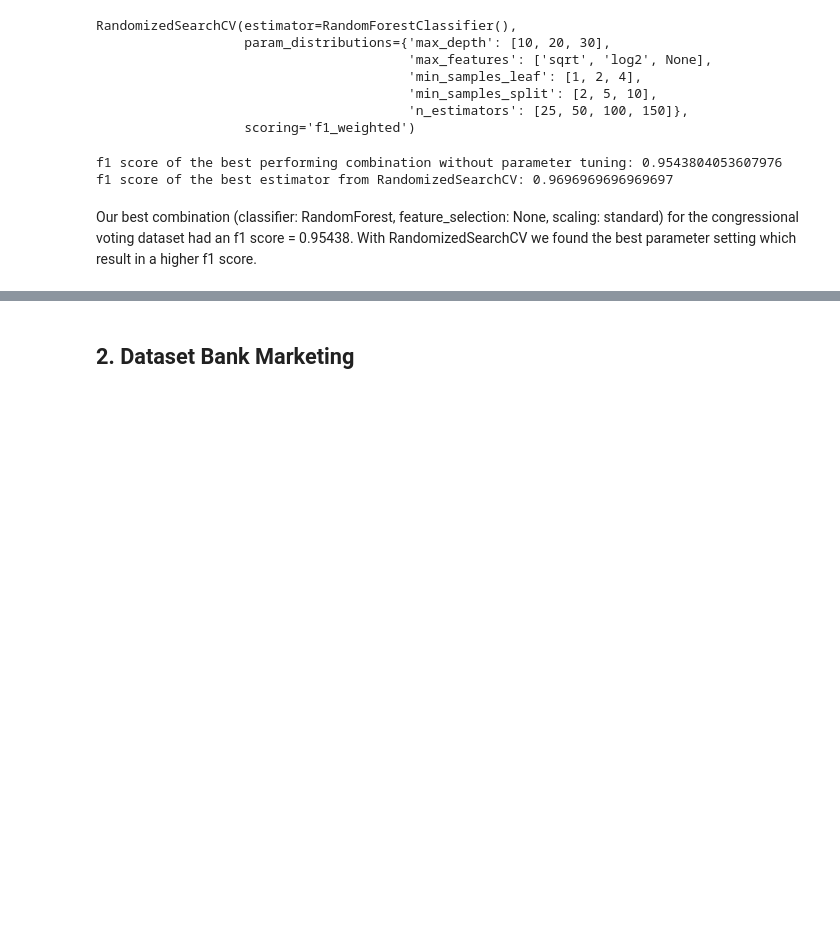
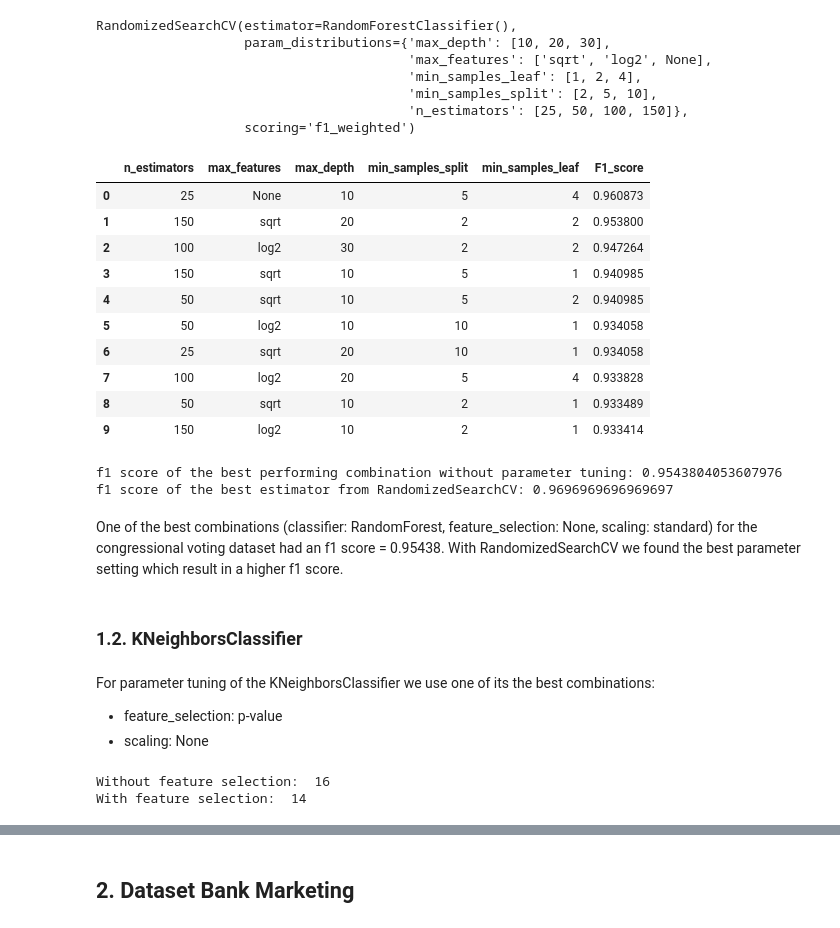
Before and after one commit to izsom/MachineLearning23ws, a Jupyter notebook: Exercise1/parameter_tuning.ipynb, the cells around one changed output, grey strips where cells are left out. Saved outputs shown, nothing was run; the diff lists cells and outputs as text; code cells hidden in the pictures; blank space fills up the shorter version.

```diff
--- a/Exercise1/parameter_tuning.ipynb
+++ b/Exercise1/parameter_tuning.ipynb
@@ -49,6 +63,7 @@ For parameter tuning we use the best combination:
 # %%
 # Read the preprocessed dataset
 congressional_voting = pd.read_csv("./preprocessed-datasets/CongressionVoting_prepro.csv")
+congressional_voting.set_index('ID', inplace=True)
 X = congressional_voting.drop("class", axis=1)
 y = congressional_voting['class']
 
@@ -78,6 +93,35 @@ RandomizedSearchCV(estimator=RandomForestClassifier(),
                                         'min_samples_split': [2, 5, 10],
                                         'n_estimators': [25, 50, 100, 150]},
                    scoring='f1_weighted')
+# %%
+cv_results = random_search.cv_results_
+
+results_data = {
+    'n_estimators': cv_results['param_n_estimators'],
+    'max_features': cv_results['param_max_features'],
+    'max_depth': cv_results['param_max_depth'],
+    'min_samples_split': cv_results['param_min_samples_split'],
+    'min_samples_leaf': cv_results['param_min_samples_leaf'],
+    'F1_score': cv_results['mean_test_score']
+}
+
+
+results = pd.DataFrame(data=results_data)
+results.sort_values(by=['F1_score'], ascending=False, inplace=True)
+results.reset_index(drop=True, inplace=True)
+results
+# %% [output]
+|  | n_estimators | max_features | max_depth | min_samples_split | min_samples_leaf | F1_score |
+| 0 | 25 | None | 10 | 5 | 4 | 0.960873 |
+| 1 | 150 | sqrt | 20 | 2 | 2 | 0.953800 |
+| 2 | 100 | log2 | 30 | 2 | 2 | 0.947264 |
+| 3 | 150 | sqrt | 10 | 5 | 1 | 0.940985 |
+| 4 | 50 | sqrt | 10 | 5 | 2 | 0.940985 |
+| 5 | 50 | log2 | 10 | 10 | 1 | 0.934058 |
+| 6 | 25 | sqrt | 20 | 10 | 1 | 0.934058 |
+| 7 | 100 | log2 | 20 | 5 | 4 | 0.933828 |
+| 8 | 50 | sqrt | 10 | 2 | 1 | 0.933489 |
+| 9 | 150 | log2 | 10 | 2 | 1 | 0.933414 |
 # %%
 # Get the best estimator from RandomizedSearchCV
 best_estimator = random_search.best_estimator_
@@ -94,4 +138,43 @@ print(f"f1 score of the best estimator from RandomizedSearchCV: {f1_test}")
 f1 score of the best performing combination without parameter tuning: 0.9543804053607976
 f1 score of the best estimator from RandomizedSearchCV: 0.9696969696969697
 # %% [markdown]
-Our best combination (classifier: RandomForest, feature_selection: None, scaling: standard) for the congressional voting dataset had an f1 score = 0.95438. With RandomizedSearchCV we found the best parameter setting which result in a higher f1 score.
+One of the best combinations (classifier: RandomForest, feature_selection: None, scaling: standard) for the congressional voting dataset had an f1 score = 0.95438. With RandomizedSearchCV we found the best parameter setting which result in a higher f1 score.
+# %% [markdown]
+### 1.2. KNeighborsClassifier
+# %% [markdown]
+For parameter tuning of the KNeighborsClassifier we use one of its the best combinations:
+- feature_selection: p-value
+- scaling: None
+# %%
+congressional_voting = pd.read_csv("./preprocessed-datasets/CongressionVoting_prepro.csv")
+congressional_voting.set_index('ID', inplace=True)
+X = congressional_voting.drop("class", axis=1)
+y = congressional_voting['class']
+X_train, X_test, y_train, y_test = train_test_split(X, y, test_size=0.3, random_state=18)
+
+# Feature selection
+X_train = X_train.loc[:, X_train.apply(pd.Series.nunique) != 1]
+p_values = []
+for feature in X_train.columns:
+    f, p = chi2(X_train[[feature]], y_train)
+    p_values.append(p)
+
+p_values = np.array(p_values).reshape(-1)
+p_values = pd.Series(p_values, index=X_train.columns).sort_values()
+selected_features = p_values[p_values < 0.05].index
+
+X_train_preprocessed, X_test_preprocessed = X_train[selected_features], X_test[selected_features]
+
+print("Without feature selection: ", X_train.shape[1])
+print("With feature selection: ", len(selected_features))
+
+# Define the parameter grid for RandomizedSearchCV
+param_grid_knn = {
+    'n_neighbors': [1, 5, 10, 50, 100],
+    'weights': ['uniform', 'distance'],
+    'algorithm': ['auto', 'ball_tree', 'kd_tree', 'brute'],
+    'p': [1, 2]
+}
+# %% [output]
+Without feature selection:  16
+With feature selection:  14
```
Also changed, not shown: parts of 20 cells of this notebook, 2 other files.
